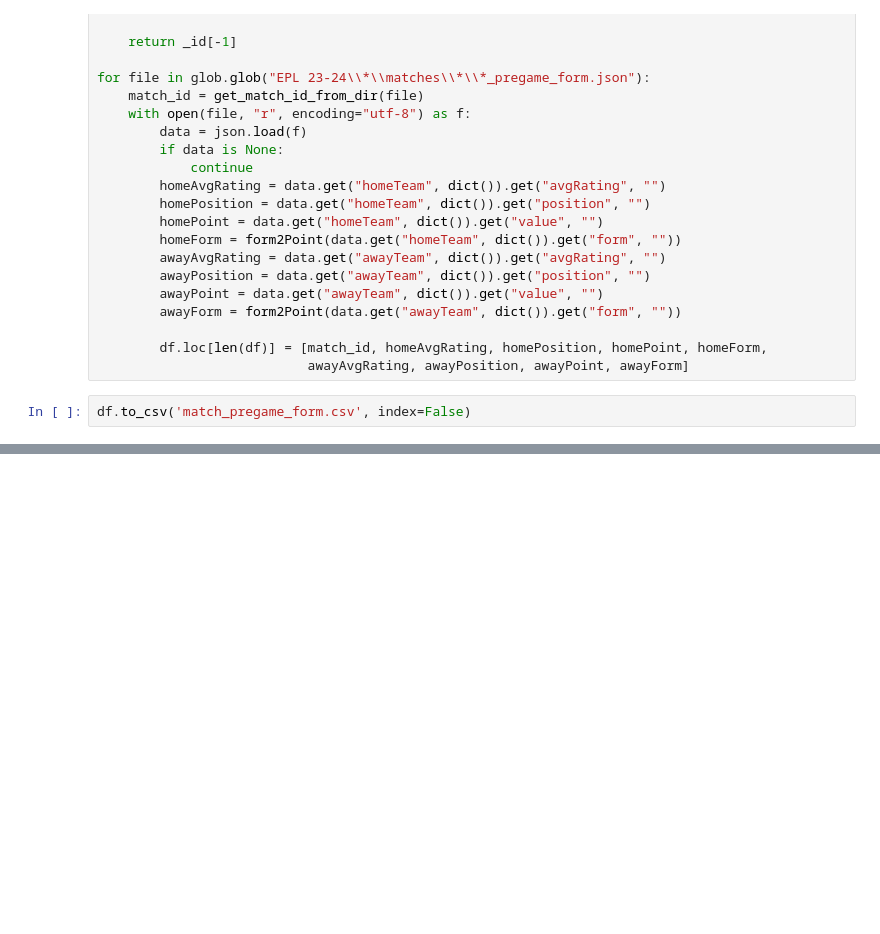
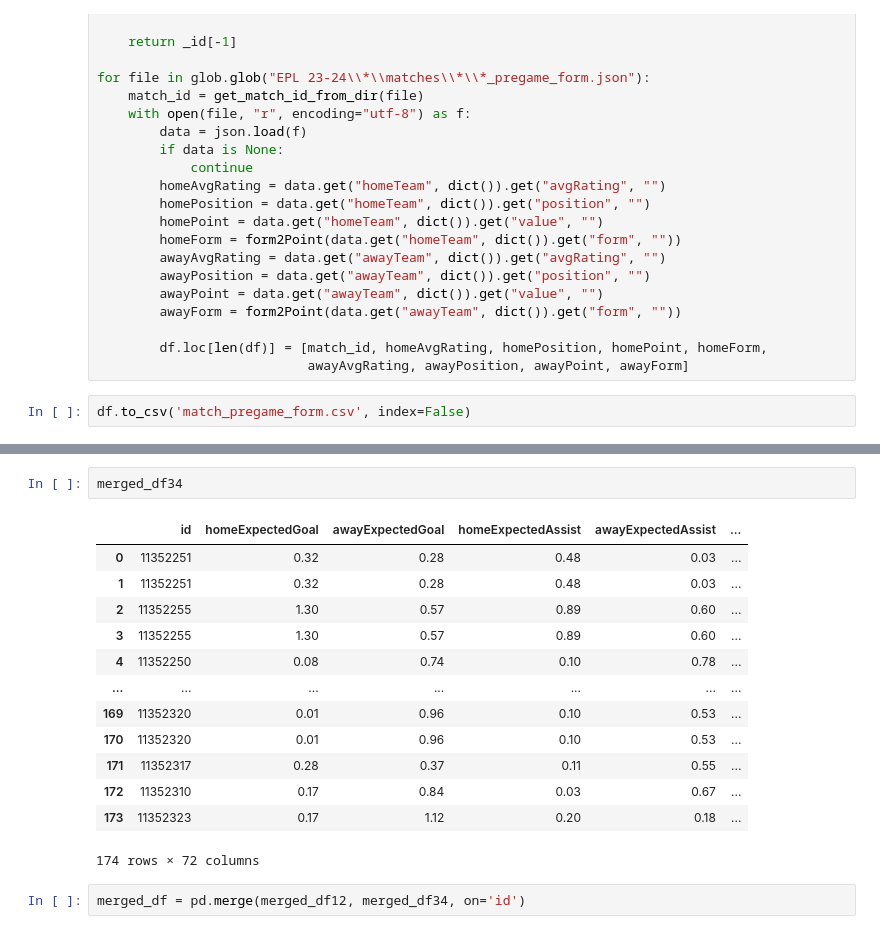
Before and after one commit to ML-DM-project/football-predict, a Jupyter notebook: data_preprocess.ipynb, the cells around one changed output, grey strips where cells are left out. Saved outputs shown, nothing was run; the diff lists cells and outputs as text; blank space fills up the shorter version.

```diff
--- a/data_preprocess.ipynb
+++ b/data_preprocess.ipynb
@@ -571,0 +528,18 @@ df.to_csv('match_pregame_form.csv', index=False)
+# %%
+merged_df34
+# %% [output]
+|  | id | homeExpectedGoal | awayExpectedGoal | homeExpectedAssist | awayExpectedAssist | ... |
+| 0 | 11352251 | 0.32 | 0.28 | 0.48 | 0.03 | ... |
+| 1 | 11352251 | 0.32 | 0.28 | 0.48 | 0.03 | ... |
+| 2 | 11352255 | 1.30 | 0.57 | 0.89 | 0.60 | ... |
+| 3 | 11352255 | 1.30 | 0.57 | 0.89 | 0.60 | ... |
+| 4 | 11352250 | 0.08 | 0.74 | 0.10 | 0.78 | ... |
+| ... | ... | ... | ... | ... | ... | ... |
+| 169 | 11352320 | 0.01 | 0.96 | 0.10 | 0.53 | ... |
+| 170 | 11352320 | 0.01 | 0.96 | 0.10 | 0.53 | ... |
+| 171 | 11352317 | 0.28 | 0.37 | 0.11 | 0.55 | ... |
+| 172 | 11352310 | 0.17 | 0.84 | 0.03 | 0.67 | ... |
+| 173 | 11352323 | 0.17 | 1.12 | 0.20 | 0.18 | ... |
+174 rows × 72 columns
+# %%
+merged_df = pd.merge(merged_df12, merged_df34, on='id')
```
Also changed, not shown: parts of 18 cells of this notebook, 2 other files.
